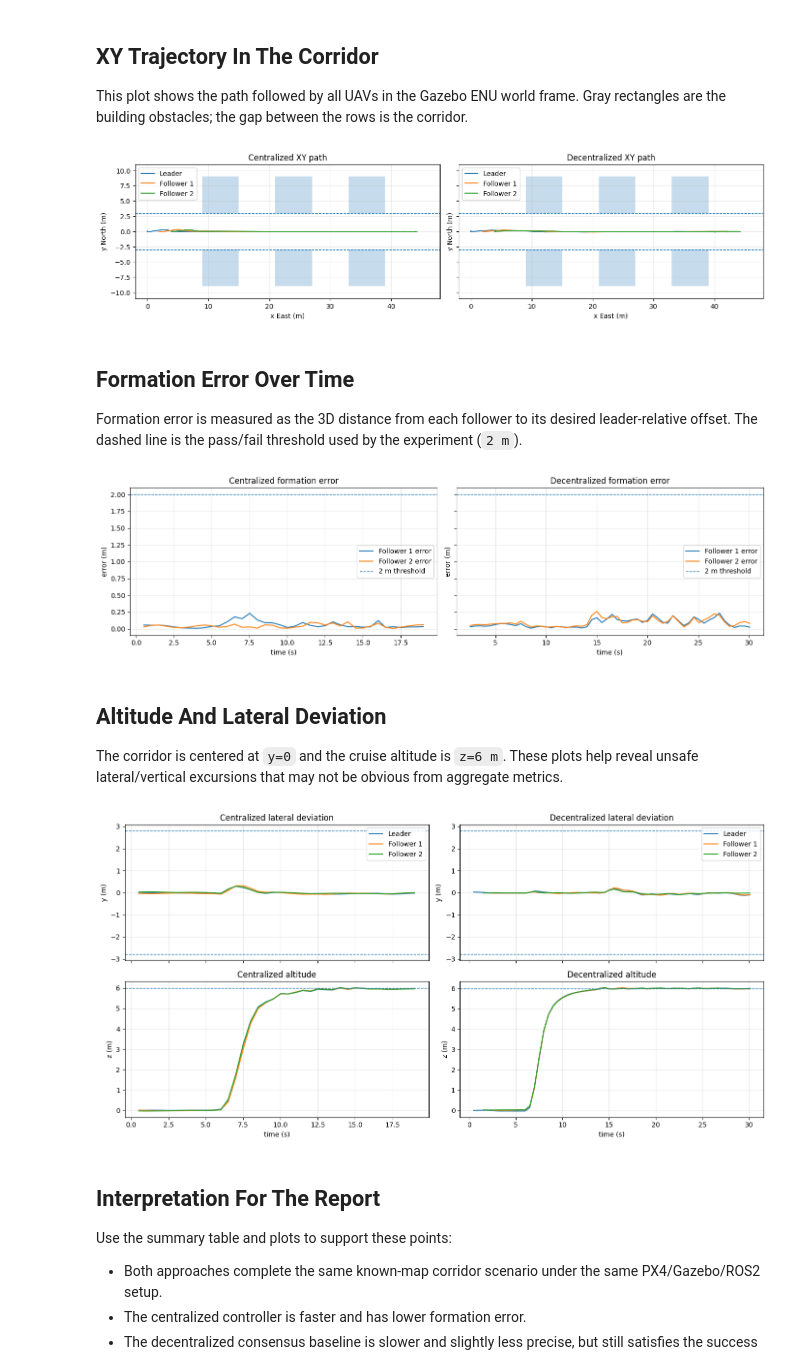
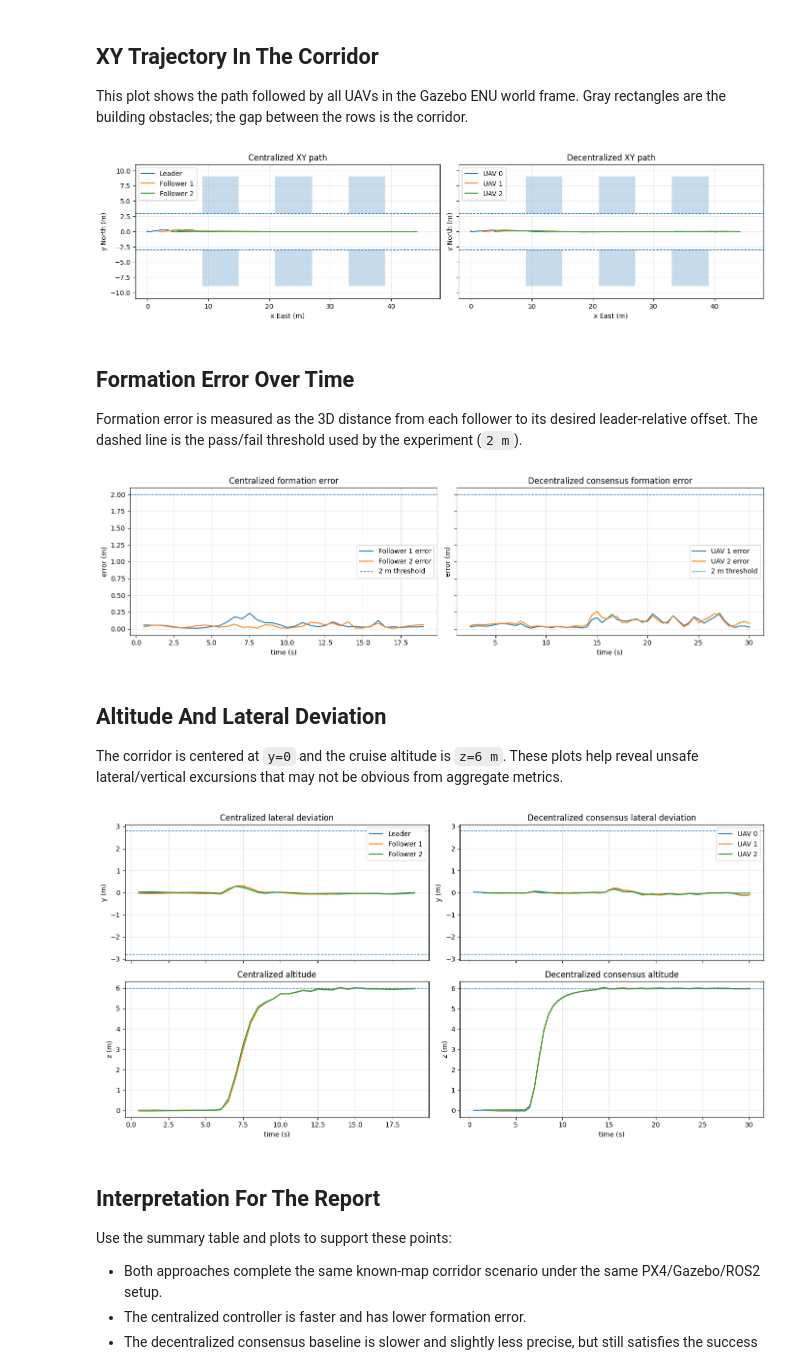
Before and after one commit to billbch/uav-project-devops, a Jupyter notebook: uav_eval_analysis.ipynb, the cells around one changed output. Drawn from its saved outputs; the diff is of its cells as text; code cells hidden in the pictures.

Commit message:
update plots no more follower for decentralized

```diff
--- a/uav_eval_analysis.ipynb
+++ b/uav_eval_analysis.ipynb
@@ -32,6 +32,18 @@ EVAL_DIR = ROOT / "uav_eval"
 MODES = ["centralized", "decentralized"]
 MODE_LABELS = {"centralized": "Centralized", "decentralized": "Decentralized consensus"}
 OFFSETS = {"F1": (2.0, 0.0, 0.0), "F2": (4.0, 0.0, 0.0)}
+LABEL_CONFIG = {
+    "centralized": [
+        ("Leader",     "L_odom"),
+        ("Follower 1", "F1_odom"),
+        ("Follower 2", "F2_odom"),
+    ],
+    "decentralized": [
+        ("UAV 0", "L_odom"),
+        ("UAV 1", "F1_odom"),
+        ("UAV 2", "F2_odom"),
+    ],
+}
 
 def load_summary(mode):
     with open(EVAL_DIR / mode / "summary.json", "r", encoding="utf-8") as fh:
@@ -165,7 +177,7 @@ def plot_obstacles(ax):
 fig, axes = plt.subplots(1, 2, figsize=(14, 4.5), sharex=True, sharey=True)
 for ax, mode in zip(axes, MODES):
     plot_obstacles(ax)
-    for label, prefix in [("Leader", "L_odom"), ("Follower 1", "F1_odom"), ("Follower 2", "F2_odom")]:
+    for label, prefix in LABEL_CONFIG[mode]:
         xs = [r[f"{prefix}_x"] for r in poses[mode] if finite_xyz(r, prefix)]
         ys = [r[f"{prefix}_y"] for r in poses[mode] if finite_xyz(r, prefix)]
         ax.plot(xs, ys, label=label)
@@ -174,7 +186,7 @@ for ax, mode in zip(axes, MODES):
 plt.tight_layout()
 plt.show()
 # %% [output]
-[figure, old version]
+[figure, new version]
 # %% [markdown]
 ## Formation Error Over Time
 
@@ -182,32 +194,33 @@ Formation error is measured as the 3D distance from each follower to its desired
 # %%
 def formation_error_series(rows):
     times, f1_err, f2_err = [], [], []
     for r in rows:
         if not (finite_xyz(r, "L_odom") and finite_xyz(r, "F1_odom") and finite_xyz(r, "F2_odom")):
             continue
         leader = xyz(r, "L_odom")
         f1 = xyz(r, "F1_odom")
         f2 = xyz(r, "F2_odom")
         times.append(r["t_sec"])
         f1_err.append(dist(f1, (leader[0] + 2, leader[1], leader[2])))
         f2_err.append(dist(f2, (leader[0] + 4, leader[1], leader[2])))
     return times, f1_err, f2_err
 
 fig, axes = plt.subplots(1, 2, figsize=(14, 4), sharey=True)
 for ax, mode in zip(axes, MODES):
     times, f1_err, f2_err = formation_error_series(poses[mode])
-    ax.plot(times, f1_err, label="Follower 1 error")
-    ax.plot(times, f2_err, label="Follower 2 error")
+    lbl = LABEL_CONFIG[mode]
+    ax.plot(times, f1_err, label=f"{lbl[1][0]} error")
+    ax.plot(times, f2_err, label=f"{lbl[2][0]} error")
     ax.axhline(2.0, linestyle="--", linewidth=1, label="2 m threshold")
     ax.set_title(f"{MODE_LABELS[mode]} formation error")
     ax.set_xlabel("time (s)")
     ax.set_ylabel("error (m)")
     ax.grid(alpha=0.3)
     ax.legend()
 plt.tight_layout()
 plt.show()
 # %% [output]
-[figure, old version]
+[figure, new version]
 # %% [markdown]
 ## Altitude And Lateral Deviation
 
@@ -216,7 +229,7 @@ The corridor is centered at `y=0` and the cruise altitude is `z=6 m`. These plot
 fig, axes = plt.subplots(2, 2, figsize=(14, 7), sharex="col")
 for col, mode in enumerate(MODES):
     rows = poses[mode]
-    for label, prefix in [("Leader", "L_odom"), ("Follower 1", "F1_odom"), ("Follower 2", "F2_odom")]:
+    for label, prefix in LABEL_CONFIG[mode]:
         ts = [r["t_sec"] for r in rows if finite_xyz(r, prefix)]
         ys = [r[f"{prefix}_y"] for r in rows if finite_xyz(r, prefix)]
         zs = [r[f"{prefix}_z"] for r in rows if finite_xyz(r, prefix)]
@@ -236,7 +249,7 @@ for col, mode in enumerate(MODES):
 plt.tight_layout()
 plt.show()
 # %% [output]
-[figure, old version]
+[figure, new version]
 # %% [markdown]
 ## Interpretation For The Report
 
```
Also changed, not shown: parts of 2 cells of this notebook, 1 other file.
